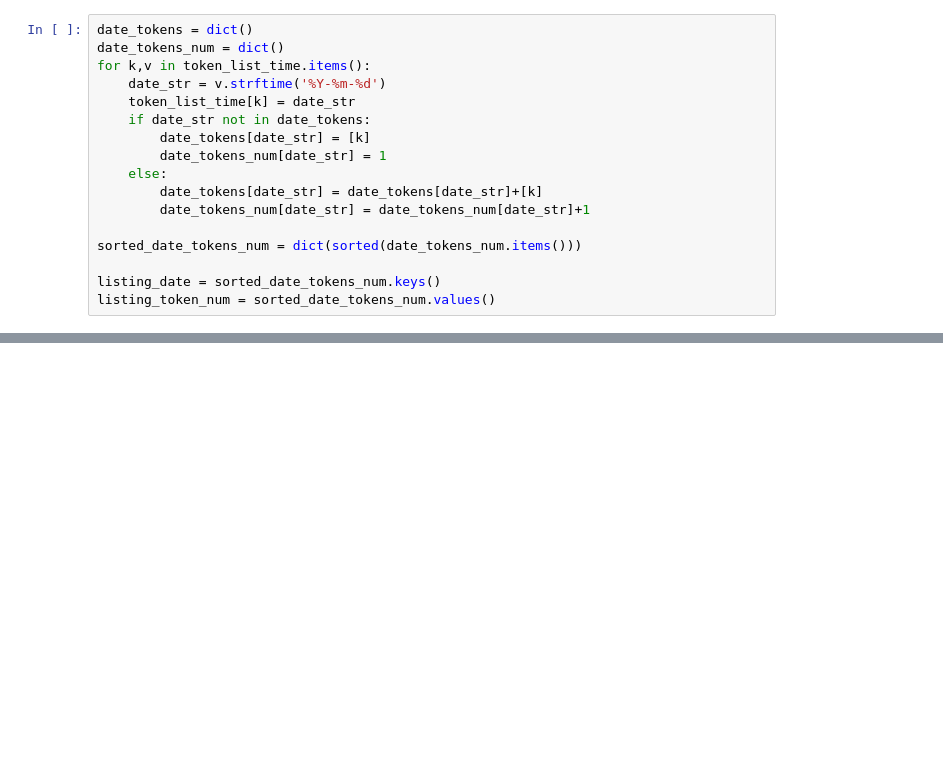
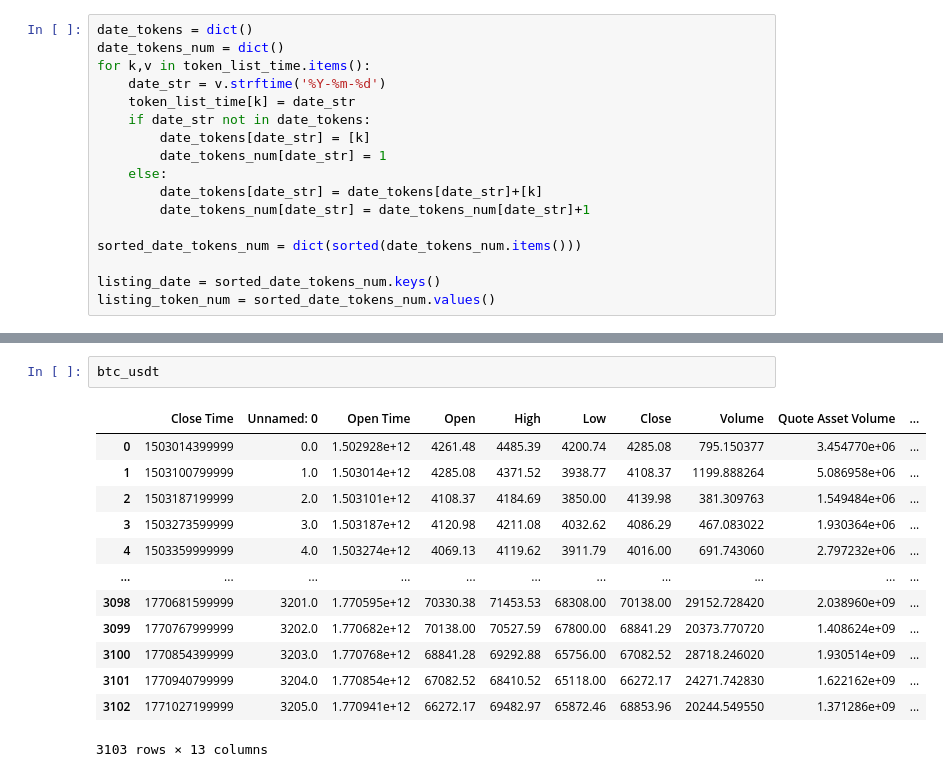
Before and after one commit to ZUZHYU/CTA-Strategy, a Jupyter notebook: All_coins_listing_statistics.ipynb, the cells around one changed output, grey strips where cells are left out. Drawn from its saved outputs; the diff is of its cells as text; blank space fills up the shorter version.

```diff
--- a/All_coins_listing_statistics.ipynb
+++ b/All_coins_listing_statistics.ipynb
@@ -110,0 +244,16 @@ plt.show()
+# %%
+btc_usdt
+# %% [output]
+|  | Close Time | Unnamed: 0 | Open Time | Open | High | Low | Close | Volume | Quote Asset Volume | ... |
+| 0 | 1503014399999 | 0.0 | 1.502928e+12 | 4261.48 | 4485.39 | 4200.74 | 4285.08 | 795.150377 | 3.454770e+06 | ... |
+| 1 | 1503100799999 | 1.0 | 1.503014e+12 | 4285.08 | 4371.52 | 3938.77 | 4108.37 | 1199.888264 | 5.086958e+06 | ... |
+| 2 | 1503187199999 | 2.0 | 1.503101e+12 | 4108.37 | 4184.69 | 3850.00 | 4139.98 | 381.309763 | 1.549484e+06 | ... |
+| 3 | 1503273599999 | 3.0 | 1.503187e+12 | 4120.98 | 4211.08 | 4032.62 | 4086.29 | 467.083022 | 1.930364e+06 | ... |
+| 4 | 1503359999999 | 4.0 | 1.503274e+12 | 4069.13 | 4119.62 | 3911.79 | 4016.00 | 691.743060 | 2.797232e+06 | ... |
+| ... | ... | ... | ... | ... | ... | ... | ... | ... | ... | ... |
+| 3098 | 1770681599999 | 3201.0 | 1.770595e+12 | 70330.38 | 71453.53 | 68308.00 | 70138.00 | 29152.728420 | 2.038960e+09 | ... |
+| 3099 | 1770767999999 | 3202.0 | 1.770682e+12 | 70138.00 | 70527.59 | 67800.00 | 68841.29 | 20373.770720 | 1.408624e+09 | ... |
+| 3100 | 1770854399999 | 3203.0 | 1.770768e+12 | 68841.28 | 69292.88 | 65756.00 | 67082.52 | 28718.246020 | 1.930514e+09 | ... |
+| 3101 | 1770940799999 | 3204.0 | 1.770854e+12 | 67082.52 | 68410.52 | 65118.00 | 66272.17 | 24271.742830 | 1.622162e+09 | ... |
+| 3102 | 1771027199999 | 3205.0 | 1.770941e+12 | 66272.17 | 69482.97 | 65872.46 | 68853.96 | 20244.549550 | 1.371286e+09 | ... |
+3103 rows × 13 columns
```
Also changed, not shown: parts of 10 cells of this notebook.
